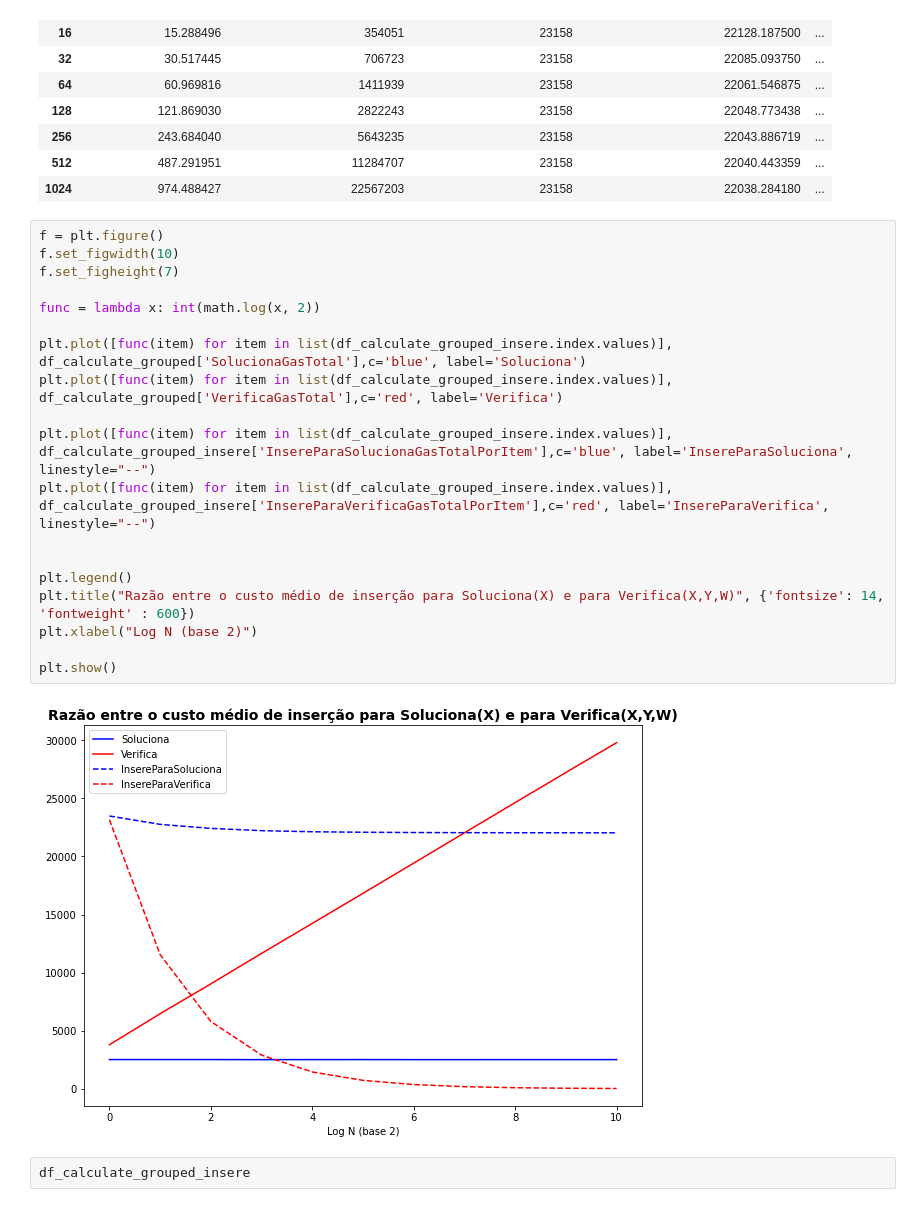
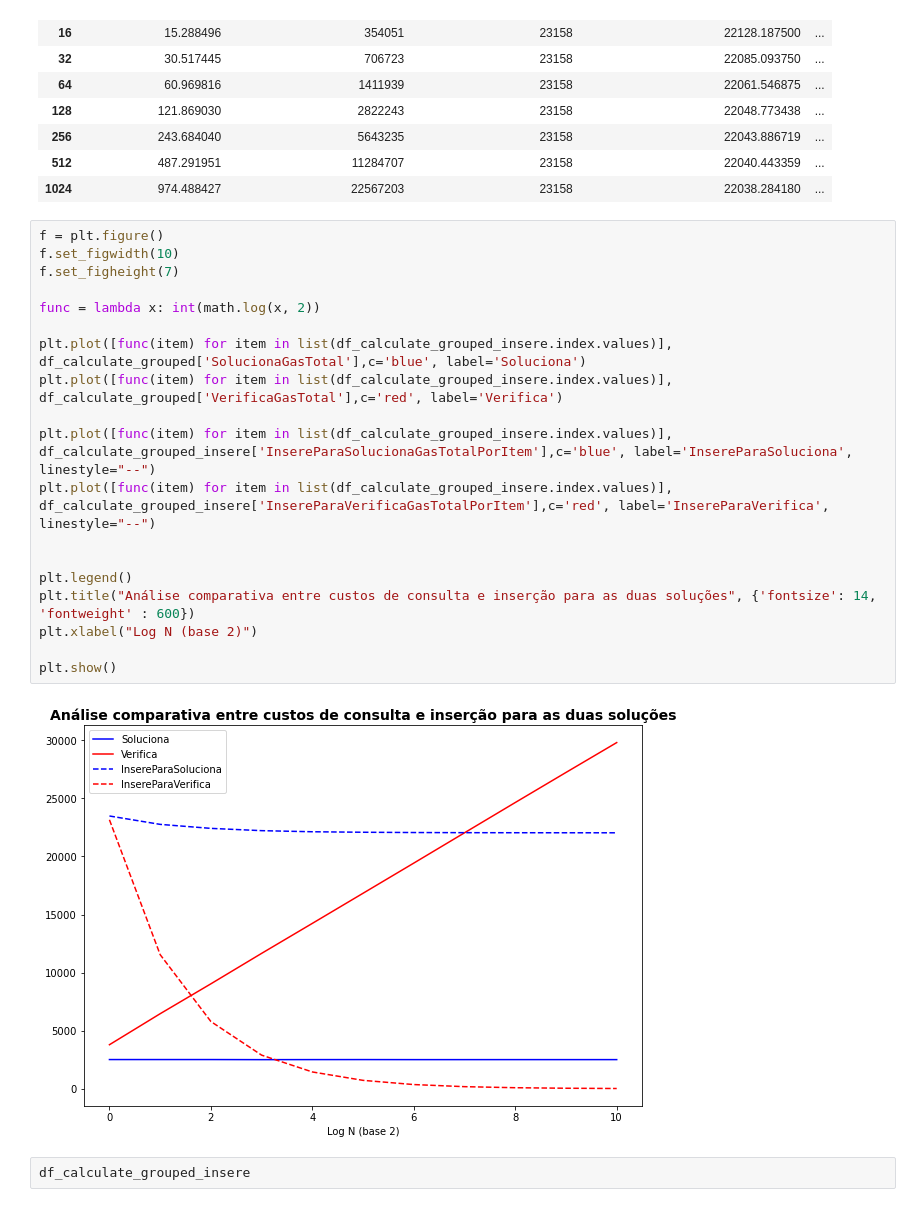
Before and after one commit to lucca30/algorithms-solidity, a Jupyter notebook: Analises/MerkleTree.ipynb, the cells around one changed output. Cells and saved outputs as stored; diff of their text form.

```diff
--- a/Analises/MerkleTree.ipynb
+++ b/Analises/MerkleTree.ipynb
@@ -109,24 +109,24 @@ df_calculate_grouped_insere
 # %%
 f = plt.figure()
 f.set_figwidth(10)
 f.set_figheight(7)
 
 func = lambda x: int(math.log(x, 2))
 
 plt.plot([func(item) for item in list(df_calculate_grouped_insere.index.values)], df_calculate_grouped['SolucionaGasTotal'],c='blue', label='Soluciona')
 plt.plot([func(item) for item in list(df_calculate_grouped_insere.index.values)], df_calculate_grouped['VerificaGasTotal'],c='red', label='Verifica')
 
 plt.plot([func(item) for item in list(df_calculate_grouped_insere.index.values)], df_calculate_grouped_insere['InsereParaSolucionaGasTotalPorItem'],c='blue', label='InsereParaSoluciona', linestyle="--")
 plt.plot([func(item) for item in list(df_calculate_grouped_insere.index.values)], df_calculate_grouped_insere['InsereParaVerificaGasTotalPorItem'],c='red', label='InsereParaVerifica', linestyle="--")
 
 
 plt.legend()
-plt.title("Razão entre o custo médio de inserção para Soluciona(X) e para Verifica(X,Y,W)", {'fontsize': 14, 'fontweight' : 600})
+plt.title("Análise comparativa entre custos de consulta e inserção para as duas soluções", {'fontsize': 14, 'fontweight' : 600})
 plt.xlabel("Log N (base 2)")
 
 plt.show()
 # %% [output]
-[figure, old version]
+[figure, new version]
 # %%
 df_calculate_grouped_insere
 # %% [output]
```
Also changed, not shown: parts of 1 cell of this notebook, 5 other files.
